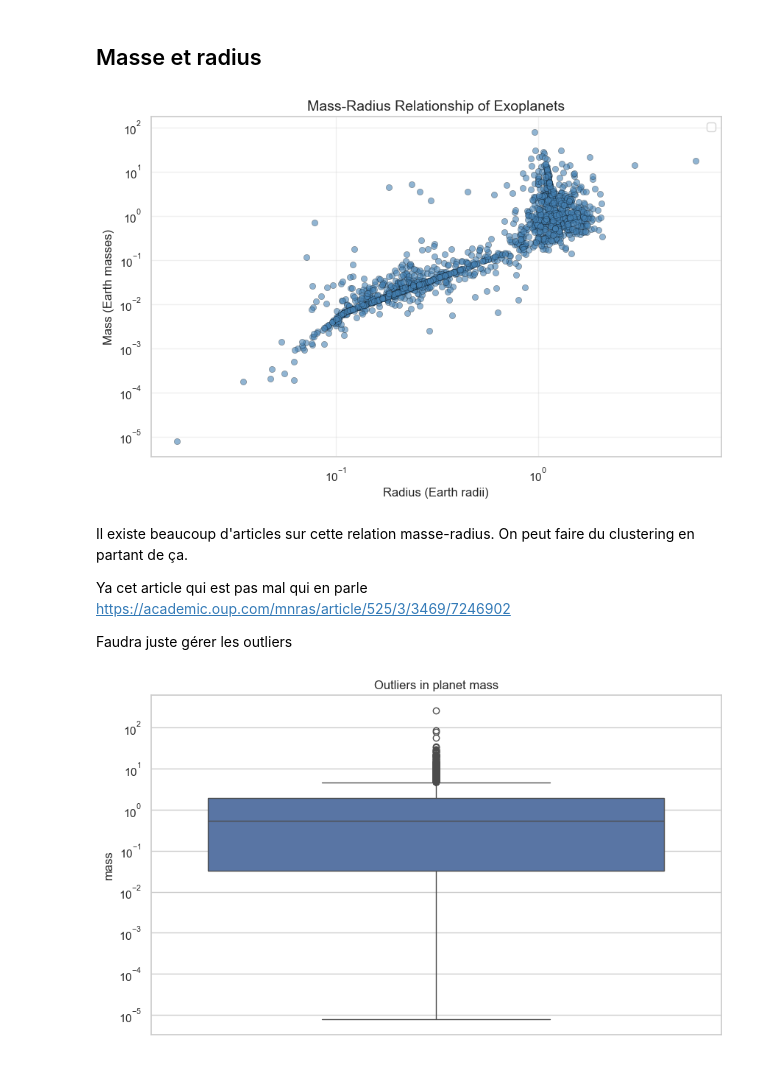
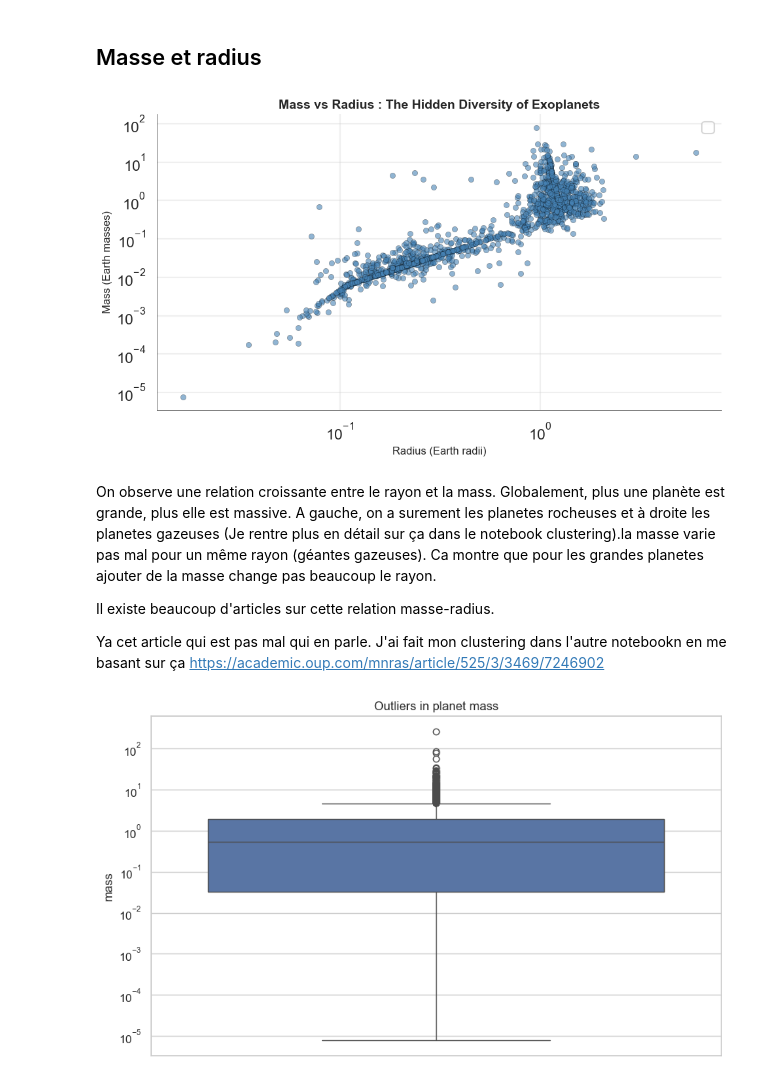
Before and after one commit to Ndoumbe48/Projet-Datastorytelling-open_exoplanet_catalogue, a Jupyter notebook: exploration_visuelle.ipynb, the cells around one changed output. Saved outputs shown, nothing was run; the diff lists cells and outputs as text; code cells hidden in the pictures.

```diff
--- a/Analyse exploratoire.ipynb
+++ b/exploration_visuelle.ipynb
@@ -586,45 +651,57 @@ Le semi-major axis c'est la distance moyenne entre la planete et son étoile.
 # %% [markdown]
 ## Masse et radius
 # %%
+import matplotlib.pyplot as plt
+import numpy as np
+import seaborn as sns
+from scipy import stats
+
 sns.scatterplot(
     data=df,
     x="radius",
     y="mass",
     alpha=0.6,
     s=35,
     color='steelblue',
     edgecolors='black',
     linewidth=0.3
 )
 
 # Régression linéaire sur les logs
 df_clean = df.dropna(subset=["radius", "mass"])
 df_clean = df_clean[(df_clean["radius"] > 0) & (df_clean["mass"] > 0)]
 
 x_log = np.log10(df_clean["radius"])
 y_log = np.log10(df_clean["mass"])
 
 slope, intercept, r_value, p_value, std_err = stats.linregress(x_log, y_log)
 
 plt.xscale("log")
 plt.yscale("log")
 
 plt.xlabel("Radius (Earth radii)", fontsize=12)
 plt.ylabel("Mass (Earth masses)", fontsize=12)
-plt.title("Mass-Radius Relationship of Exoplanets", fontsize=14)
+plt.title("Mass vs Radius : The Hidden Diversity of Exoplanets", fontsize=14, fontweight='bold')
 plt.legend()
 plt.grid(True, alpha=0.3)
 
+ax = plt.gca()
+ax.spines['top'].set_visible(False)
+ax.spines['right'].set_visible(False)
+ax.spines['left'].set_linewidth(0.5)
+ax.spines['bottom'].set_linewidth(0.5)
+
+plt.tight_layout()
 plt.show()
 # %% [output]
-[figure, old version]
+[figure, new version]
 # %% [markdown]
-Il existe beaucoup d'articles sur cette relation masse-radius. On peut faire du clustering en partant de ça.
+On observe une relation croissante entre le rayon et la mass. Globalement, plus une planète est grande, plus elle est massive. A gauche, on a surement les planetes rocheuses et à droite les planetes gazeuses (Je rentre plus en détail sur ça dans le notebook clustering).la masse varie pas mal pour un même rayon (géantes gazeuses). Ca montre que pour les grandes planetes ajouter de la masse change pas beaucoup le rayon.
 
-Ya cet article qui est pas mal qui en parle
+Il existe beaucoup d'articles sur cette relation masse-radius.
+
+Ya cet article qui est pas mal qui en parle. J'ai fait mon clustering dans l'autre notebookn en me basant sur ça
 https://academic.oup.com/mnras/article/525/3/3469/7246902
-
-Faudra juste gérer les outliers
 # %%
 plt.figure()
 
```
Also changed, not shown: parts of 14 cells of this notebook, 2 other files.
